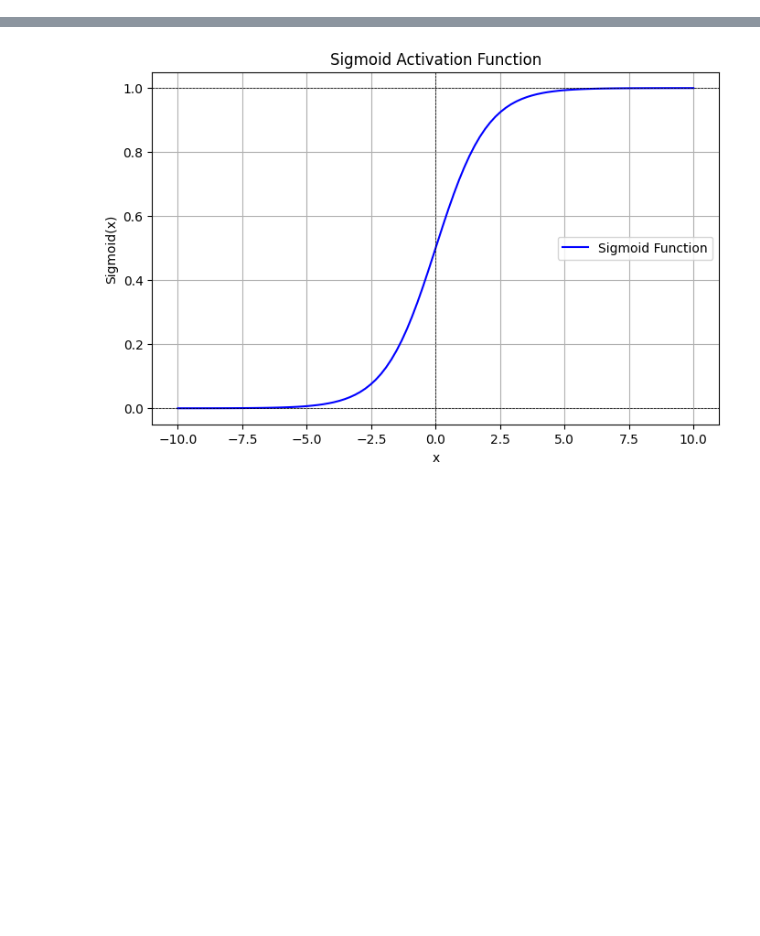
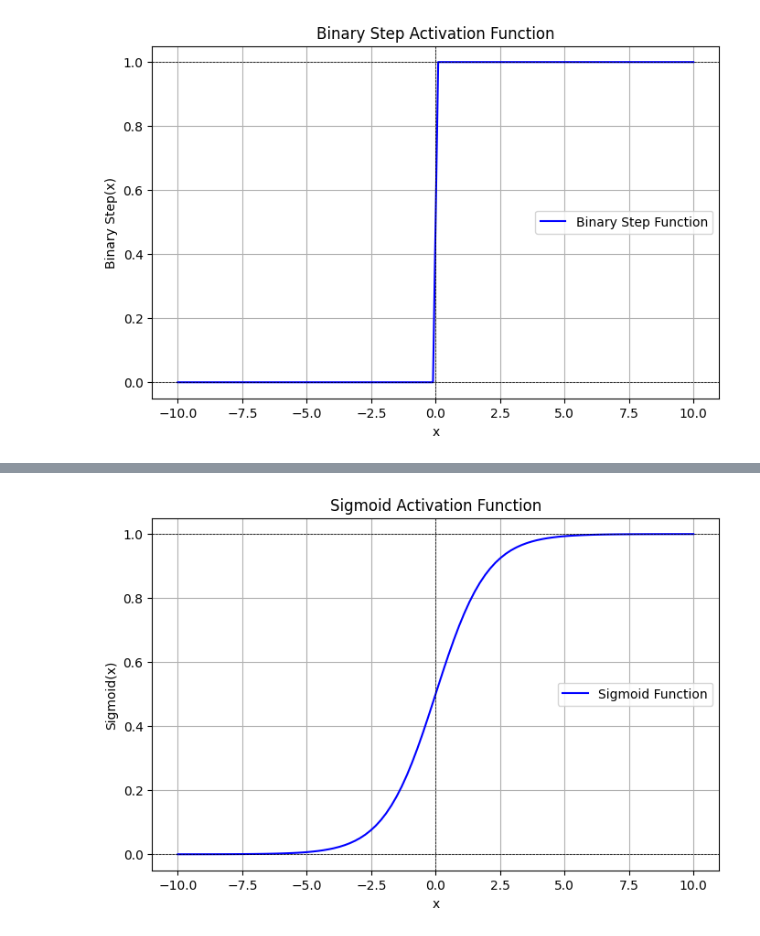
Before and after one commit to chiranjeevi-manike/Deep-Learning, a Jupyter notebook: Activation_Functions.ipynb, the cells around one changed output, grey strips where cells are left out. Saved outputs shown, nothing was run; the diff lists cells and outputs as text; code cells hidden in the pictures; blank space fills up the shorter version.

```diff
--- a/Activation_Functions.ipynb
+++ b/Activation_Functions.ipynb
@@ -1,2 +1,27 @@
 # %% [markdown]
 <a href="https://colab.research.google.com/github/chiranjeevi-manike/Deep-Learning/blob/main/Activation_Functions.ipynb" target="_parent"><img src="https://colab.research.google.com/assets/colab-badge.svg" alt="Open In Colab"/></a>
+# %%
+import numpy as np
+import matplotlib.pyplot as plt
+
+def binary_step(x):
+    return np.where(x >= 0, 1, 0)
+
+# Generate x values from -10 to 10
+x = np.linspace(-10, 10, 100)
+y = binary_step(x)
+
+# Plot the Binary Step function
+plt.figure(figsize=(8, 5))
+plt.plot(x, y, label='Binary Step Function', color='b')
+plt.axhline(y=0, color='k', linestyle='--', linewidth=0.5)
+plt.axhline(y=1, color='k', linestyle='--', linewidth=0.5)
+plt.axvline(x=0, color='k', linestyle='--', linewidth=0.5)
+plt.xlabel('x')
+plt.ylabel('Binary Step(x)')
+plt.title('Binary Step Activation Function')
+plt.legend()
+plt.grid()
+plt.show()
+# %% [output]
+[figure, added]
```
Also changed, not shown: parts of 5 cells of this notebook.
